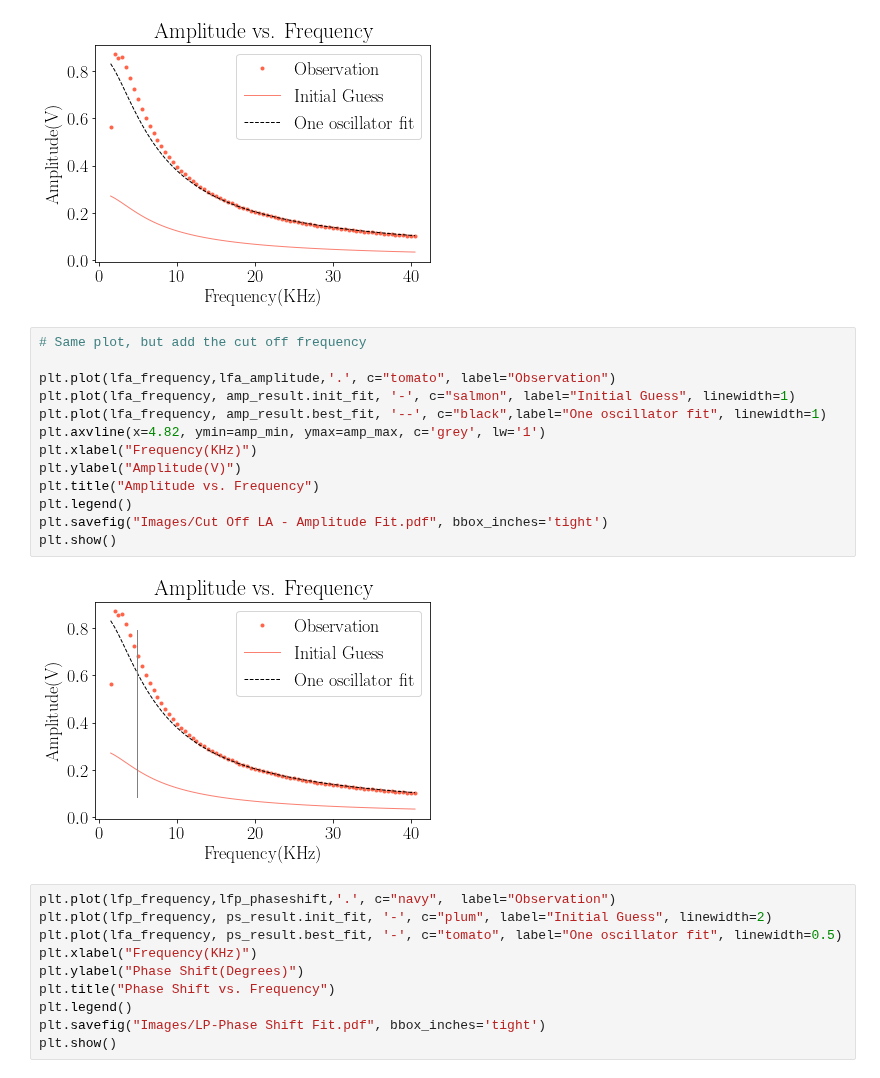
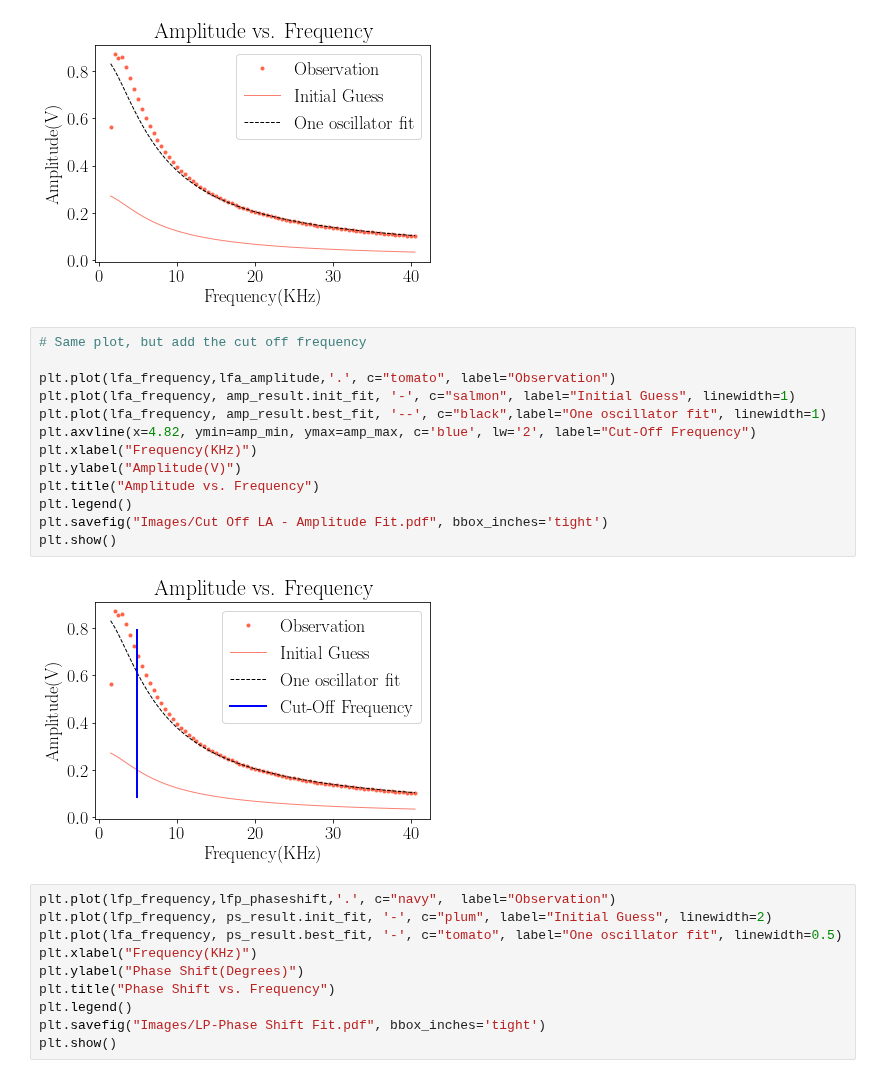
Before and after one commit to aaronkebede/PHY220, a Jupyter notebook: project-one/v2/Fitting Function.ipynb, the cells around one changed output. Cells and saved outputs as stored; diff of their text form.

```diff
--- a/project-one/v2/Fitting Function.ipynb
+++ b/project-one/v2/Fitting Function.ipynb
@@ -127,18 +127,18 @@ plt.show()
 # %%
 # Same plot, but add the cut off frequency
 
 plt.plot(lfa_frequency,lfa_amplitude,'.', c="tomato", label="Observation")
 plt.plot(lfa_frequency, amp_result.init_fit, '-', c="salmon", label="Initial Guess", linewidth=1)
 plt.plot(lfa_frequency, amp_result.best_fit, '--', c="black",label="One oscillator fit", linewidth=1)
-plt.axvline(x=4.82, ymin=amp_min, ymax=amp_max, c='grey', lw='1')
+plt.axvline(x=4.82, ymin=amp_min, ymax=amp_max, c='blue', lw='2', label="Cut-Off Frequency")
 plt.xlabel("Frequency(KHz)")
 plt.ylabel("Amplitude(V)")
 plt.title("Amplitude vs. Frequency")
 plt.legend()
 plt.savefig("Images/Cut Off LA - Amplitude Fit.pdf", bbox_inches='tight')
 plt.show()
 # %% [output]
-[figure, old version]
+[figure, new version]
 # %%
 plt.plot(lfp_frequency,lfp_phaseshift,'.', c="navy",  label="Observation")
 plt.plot(lfp_frequency, ps_result.init_fit, '-', c="plum", label="Initial Guess", linewidth=2)
```
Also changed, not shown: 1 other file.
